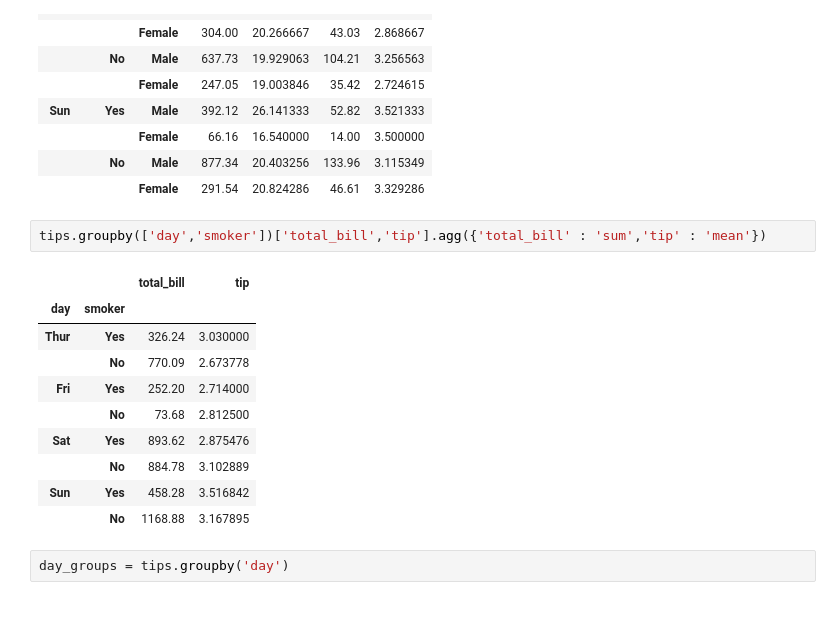
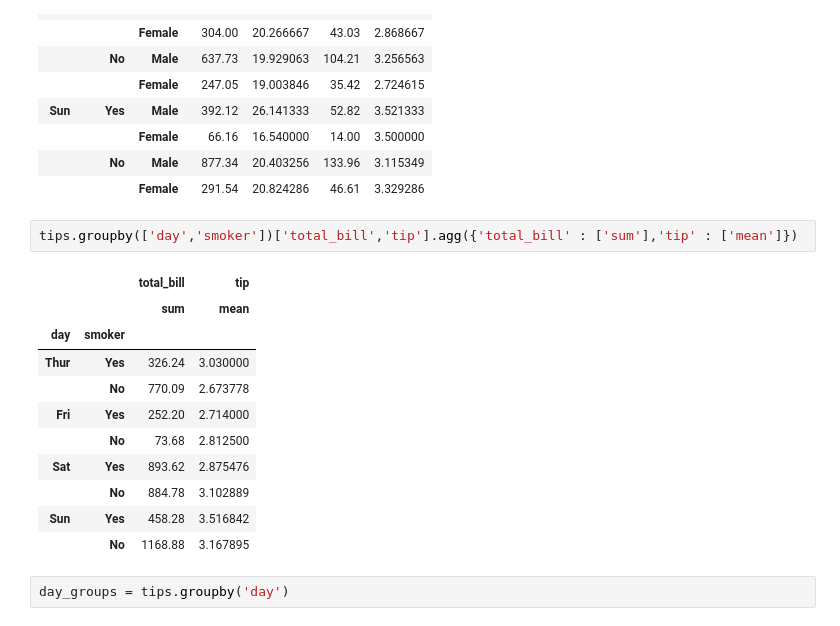
Before and after one commit to srikanthpragada/DS_18_MAY_2021, a Jupyter notebook: pandas/tips_df.ipynb, the cells around one changed output. Cells and saved outputs as stored; diff of their text form.

```diff
--- a/pandas/tips_df.ipynb
+++ b/pandas/tips_df.ipynb
@@ -175,9 +187,10 @@ tips.groupby(['day','smoker','sex'])[['total_bill','tip']].agg(['sum','mean'])
 |  | No | Male | 877.34 | 20.403256 | 133.96 | 3.115349 |
 |  |  | Female | 291.54 | 20.824286 | 46.61 | 3.329286 |
 # %%
-tips.groupby(['day','smoker'])['total_bill','tip'].agg({'total_bill' : 'sum','tip' : 'mean'})
+tips.groupby(['day','smoker'])['total_bill','tip'].agg({'total_bill' : ['sum'],'tip' : ['mean']})
 # %% [output]
 |  |  | total_bill | tip |
+|  |  | sum | mean |
 | day | smoker |  |  |
 | Thur | Yes | 326.24 | 3.030000 |
 |  | No | 770.09 | 2.673778 |
```
Also changed, not shown: parts of 3 cells of this notebook, 3 other files.
